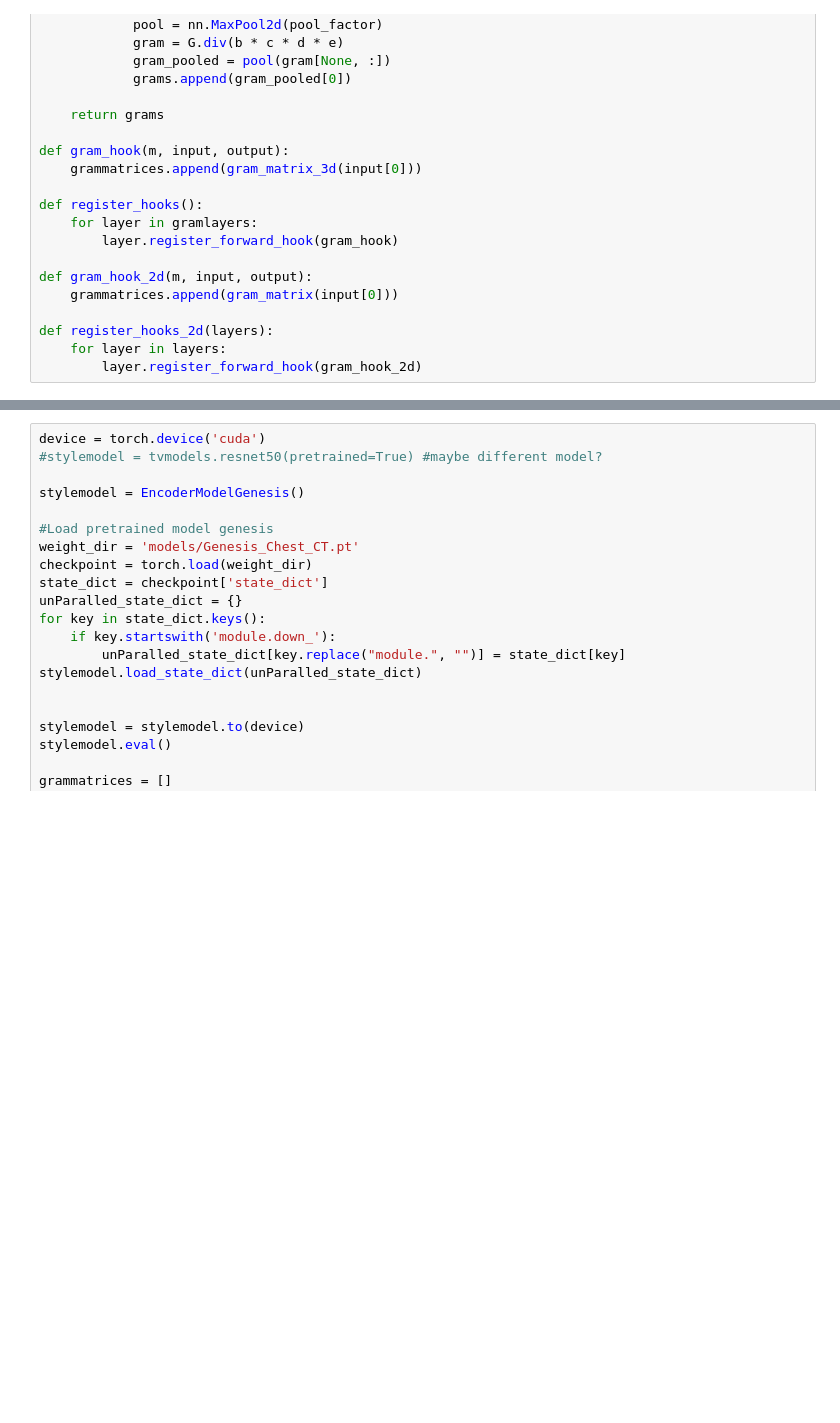
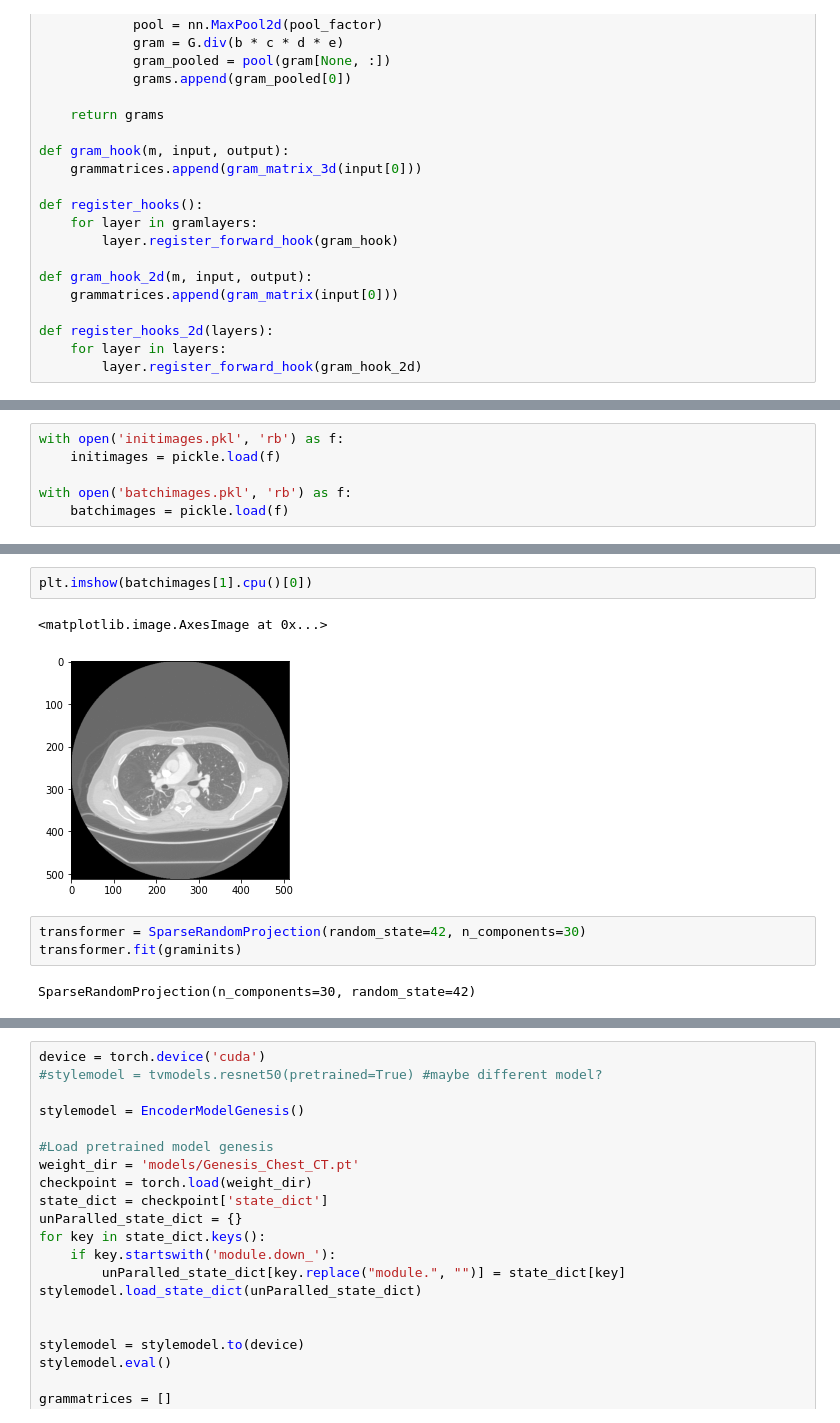
Before and after one commit to cirmuw/casa, a Jupyter notebook: tmp_detectoutlier.ipynb, the cells around one changed output, grey strips where cells are left out. Saved outputs shown, nothing was run; the diff lists cells and outputs as text; blank space fills up the shorter version.

```diff
--- a/tmp_detectoutlier.ipynb
+++ b/tmp_detectoutlier.ipynb
@@ -89,0 +109,6 @@ def register_hooks_2d(layers):
+# %%
+with open('initimages.pkl', 'rb') as f:
+    initimages = pickle.load(f)
+
+with open('batchimages.pkl', 'rb') as f:
+    batchimages = pickle.load(f)
@@ -89,0 +178,10 @@ def register_hooks_2d(layers):
+# %%
+plt.imshow(batchimages[1].cpu()[0])
+# %% [output]
+<matplotlib.image.AxesImage at 0x...>
+[figure, added]
+# %%
+transformer = SparseRandomProjection(random_state=42, n_components=30)
+transformer.fit(graminits)
+# %% [output]
+SparseRandomProjection(n_components=30, random_state=42)
```
Also changed, not shown: parts of 19 cells of this notebook, 9 other files.
